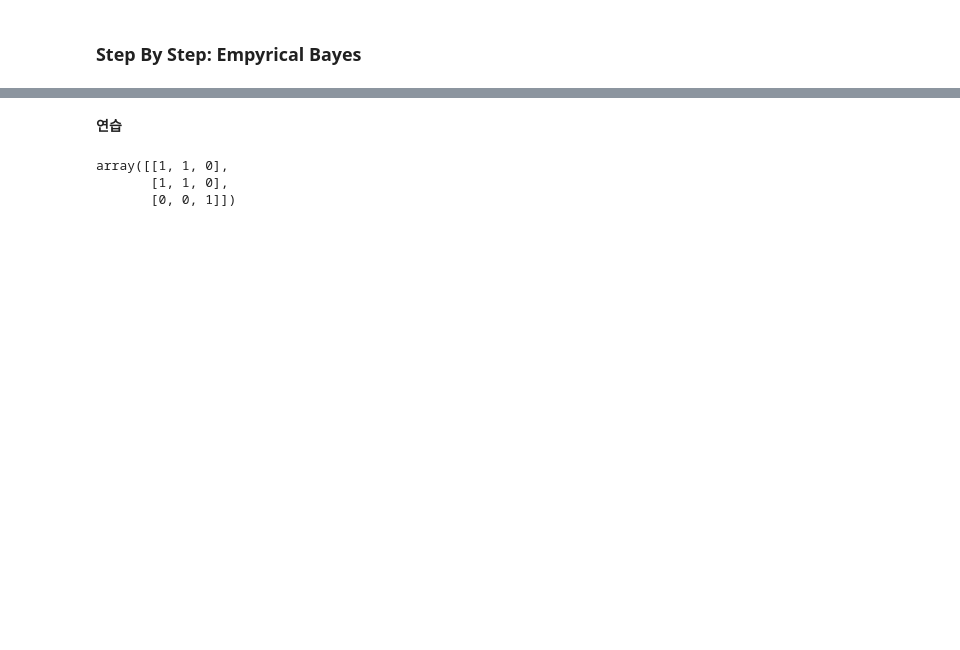
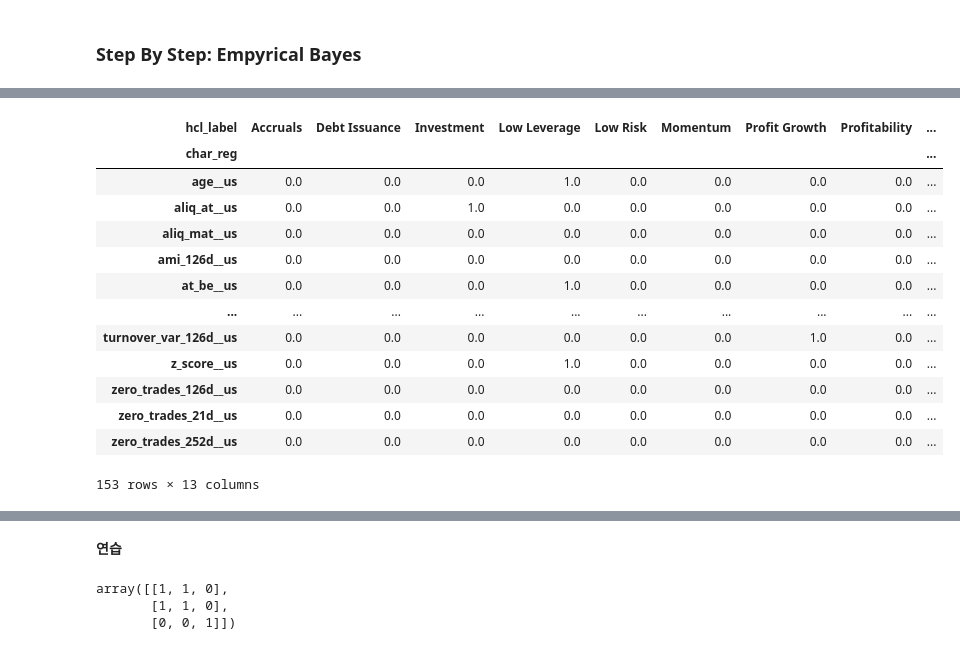
Before and after one commit to dudals3844/ReplicationCrisis, a Jupyter notebook: 02_1_analysis_eb_test.ipynb, the cells around one changed output, grey strips where cells are left out. Cells and saved outputs as stored; diff of their text form; code cells hidden in the pictures; blank space fills up the shorter version.

```diff
--- a/02_1_analysis_eb_test.ipynb
+++ b/02_1_analysis_eb_test.ipynb
@@ -233,3 +308,20 @@ m = (
 mm = m @ m.T
 # Cluster 개수
 n_cl = m.shape[1]
+# %%
+m
+# %% [output]
+| hcl_label | Accruals | Debt Issuance | Investment | Low Leverage | Low Risk | Momentum | Profit Growth | Profitability | ... |
+| char_reg |  |  |  |  |  |  |  |  | ... |
+| age__us | 0.0 | 0.0 | 0.0 | 1.0 | 0.0 | 0.0 | 0.0 | 0.0 | ... |
+| aliq_at__us | 0.0 | 0.0 | 1.0 | 0.0 | 0.0 | 0.0 | 0.0 | 0.0 | ... |
+| aliq_mat__us | 0.0 | 0.0 | 0.0 | 0.0 | 0.0 | 0.0 | 0.0 | 0.0 | ... |
+| ami_126d__us | 0.0 | 0.0 | 0.0 | 0.0 | 0.0 | 0.0 | 0.0 | 0.0 | ... |
+| at_be__us | 0.0 | 0.0 | 0.0 | 1.0 | 0.0 | 0.0 | 0.0 | 0.0 | ... |
+| ... | ... | ... | ... | ... | ... | ... | ... | ... | ... |
+| turnover_var_126d__us | 0.0 | 0.0 | 0.0 | 0.0 | 0.0 | 0.0 | 1.0 | 0.0 | ... |
+| z_score__us | 0.0 | 0.0 | 0.0 | 1.0 | 0.0 | 0.0 | 0.0 | 0.0 | ... |
+| zero_trades_126d__us | 0.0 | 0.0 | 0.0 | 0.0 | 0.0 | 0.0 | 0.0 | 0.0 | ... |
+| zero_trades_21d__us | 0.0 | 0.0 | 0.0 | 0.0 | 0.0 | 0.0 | 0.0 | 0.0 | ... |
+| zero_trades_252d__us | 0.0 | 0.0 | 0.0 | 0.0 | 0.0 | 0.0 | 0.0 | 0.0 | ... |
+153 rows × 13 columns
```
Also changed, not shown: parts of 19 cells of this notebook, 3 other files.
